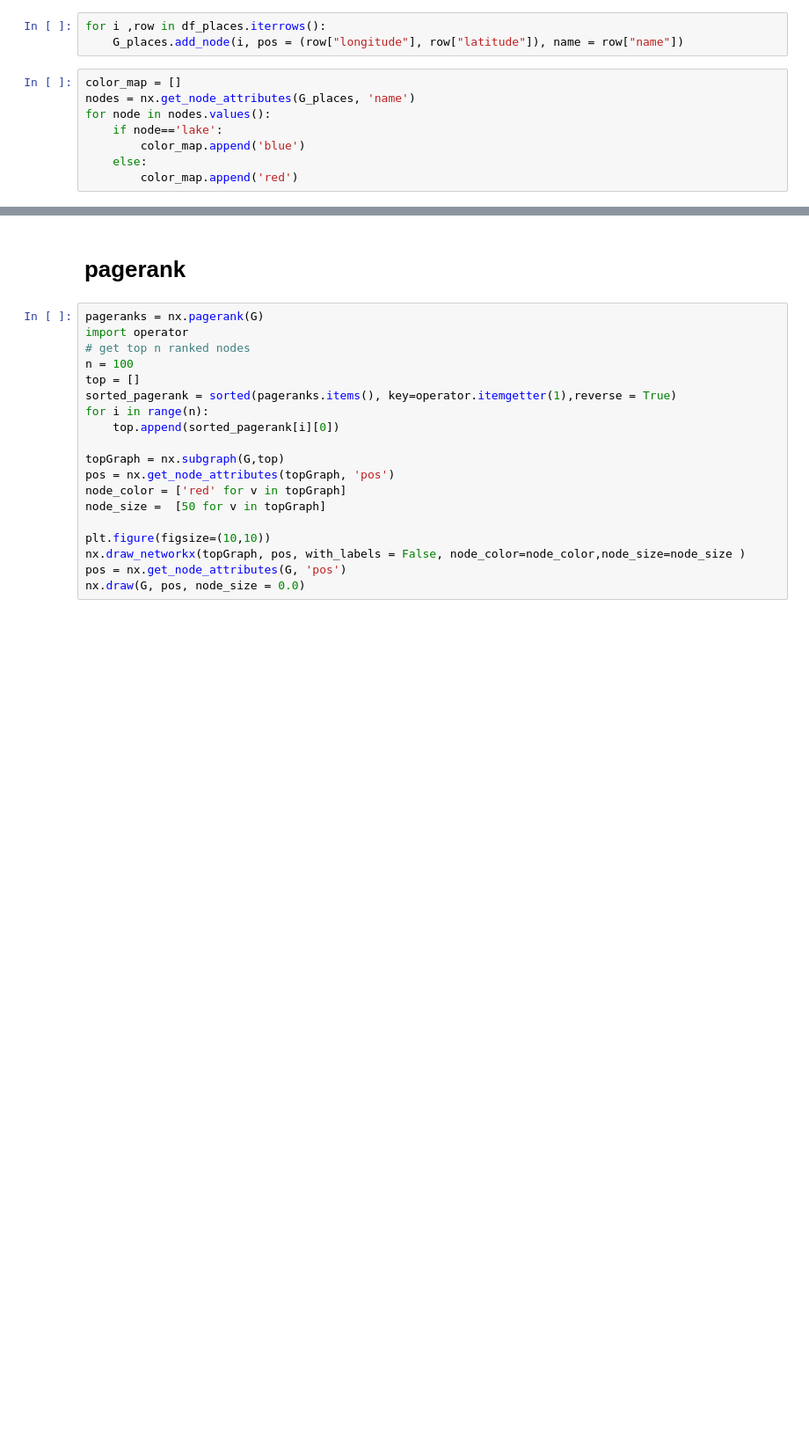
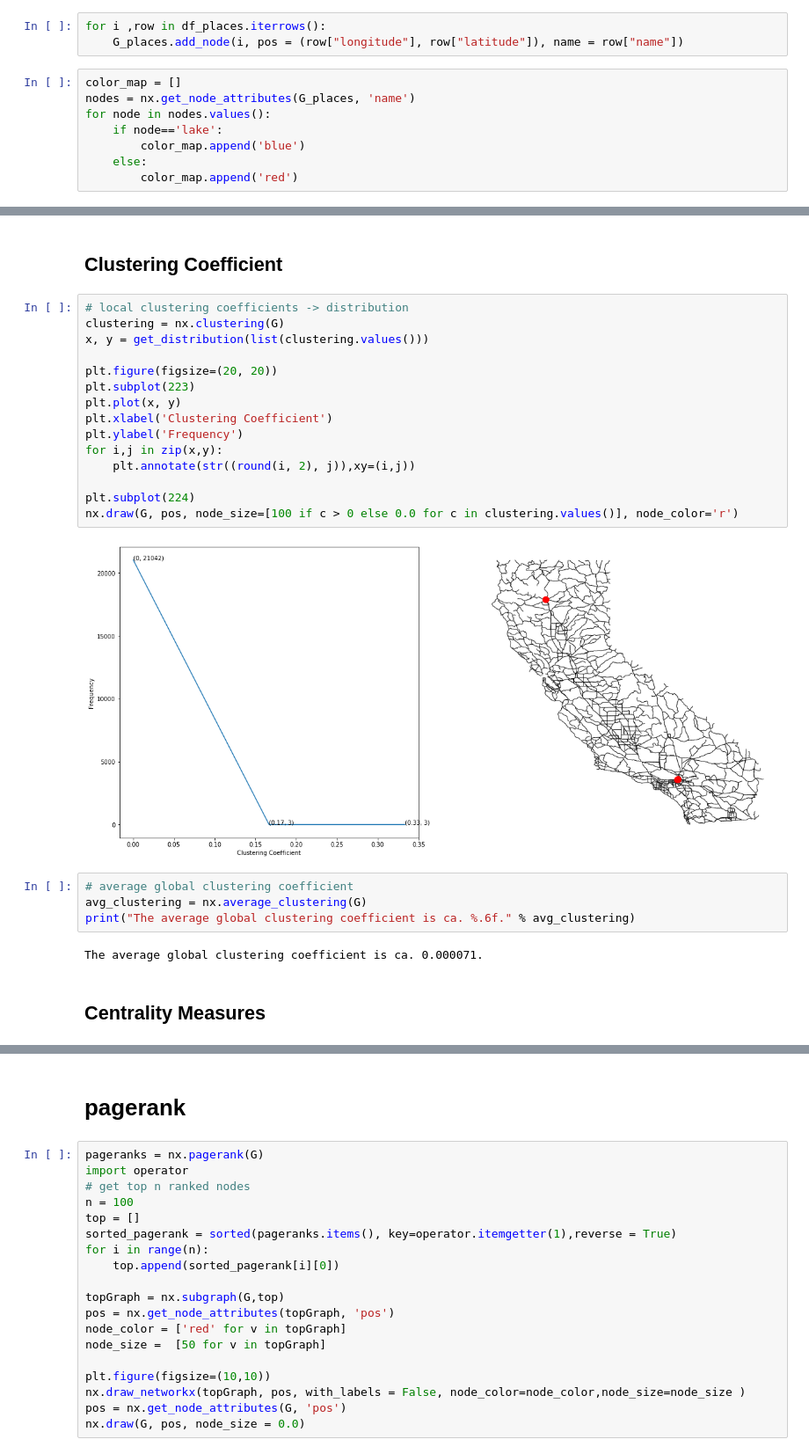
Before and after one commit to Jimmeeee/NA-project, a Jupyter notebook: notebooks/project.ipynb, the cells around one changed output, grey strips where cells are left out. Shown at 88% size. Drawn from its saved outputs; the diff is of its cells as text; blank space fills up the shorter version.

```diff
--- a/notebooks/project.ipynb
+++ b/notebooks/project.ipynb
@@ -107,0 +200,27 @@ Start Node ID, End Node ID, Number of Points on This Edge, Edge Length.
+# %% [markdown]
+## Clustering Coefficient
+# %%
+# local clustering coefficients -> distribution
+clustering = nx.clustering(G)
+x, y = get_distribution(list(clustering.values()))
+
+plt.figure(figsize=(20, 20))
+plt.subplot(223)
+plt.plot(x, y)
+plt.xlabel('Clustering Coefficient')
+plt.ylabel('Frequency')
+for i,j in zip(x,y):
+    plt.annotate(str((round(i, 2), j)),xy=(i,j))
+
+plt.subplot(224)
+nx.draw(G, pos, node_size=[100 if c > 0 else 0.0 for c in clustering.values()], node_color='r')
+# %% [output]
+[figure, added]
+# %%
+# average global clustering coefficient
+avg_clustering = nx.average_clustering(G)
+print("The average global clustering coefficient is ca. %.6f." % avg_clustering)
+# %% [output]
+The average global clustering coefficient is ca. 0.000071.
+# %% [markdown]
+## Centrality Measures
```
Also changed, not shown: parts of 22 cells of this notebook.
